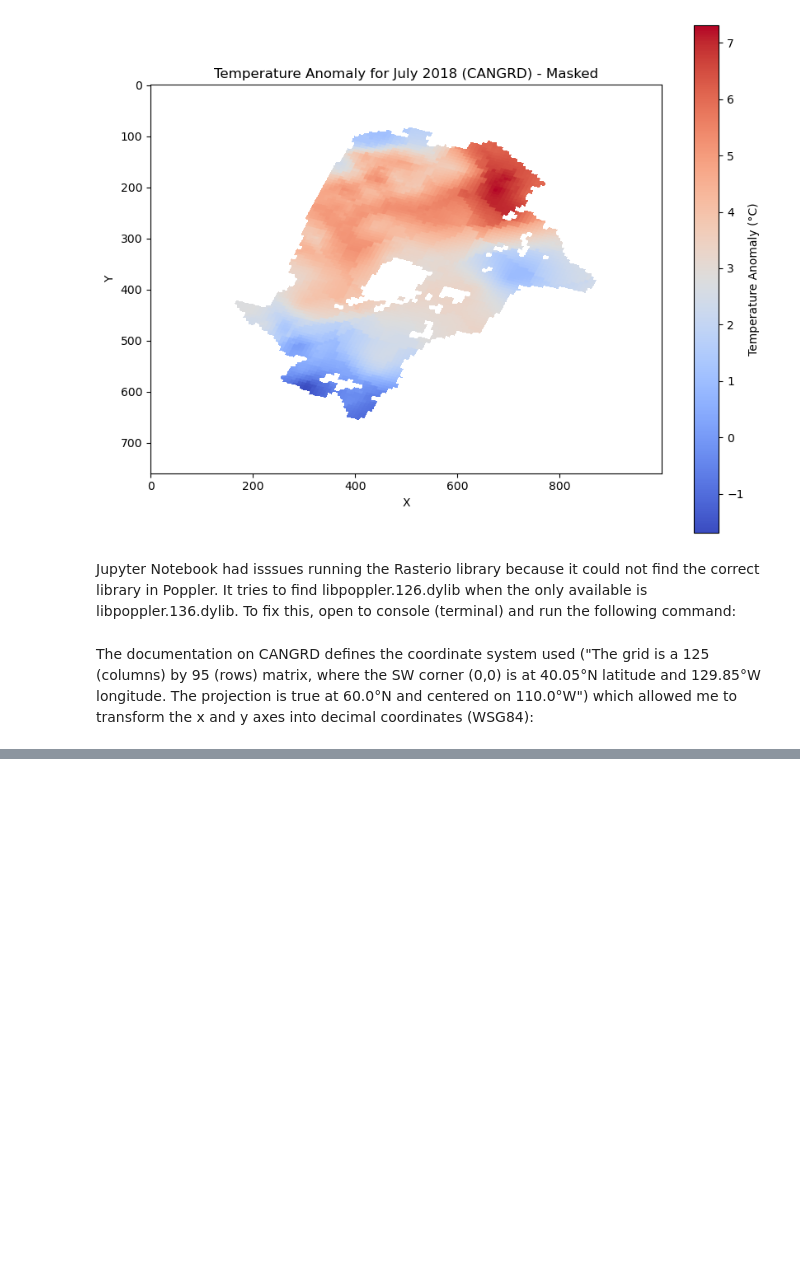
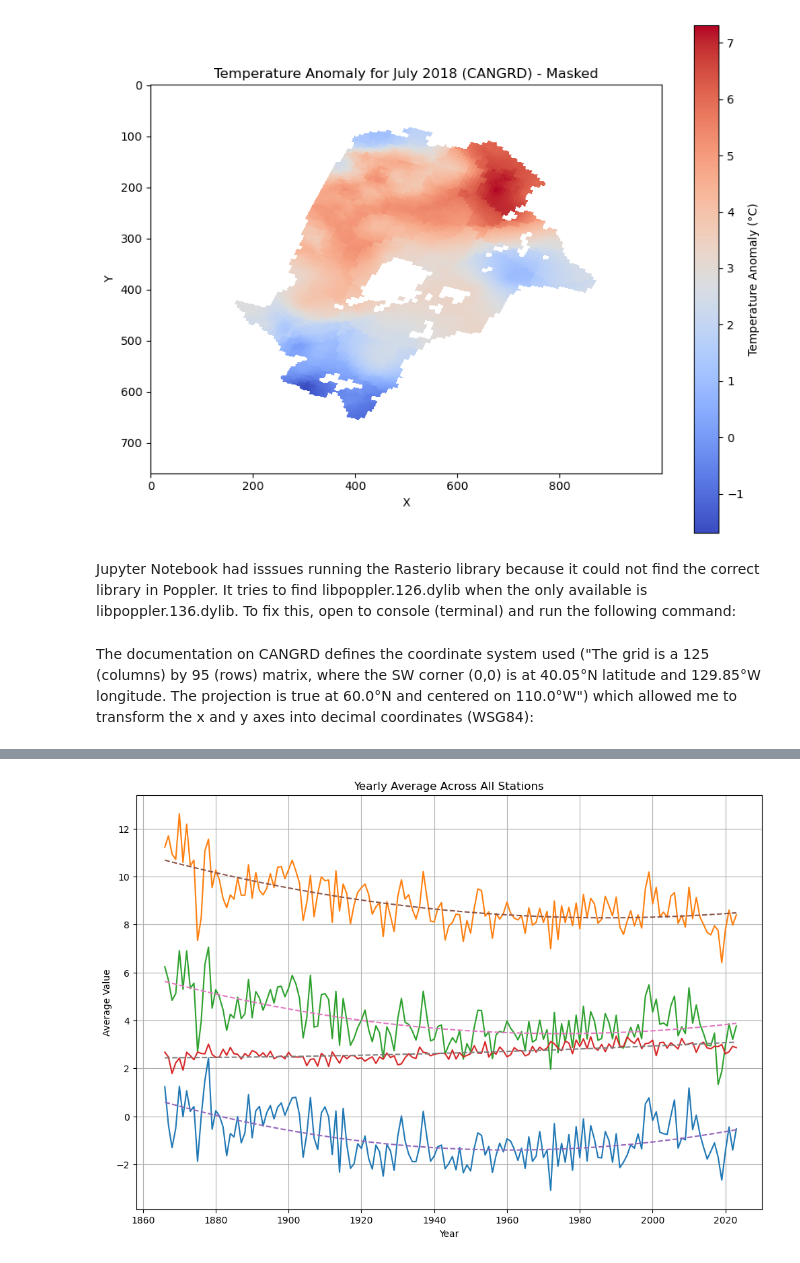
Before and after one commit to mazx7/MSc, a Jupyter notebook: Visualising CANGRD Data for Canadian Climate Variables.ipynb, the cells around one changed output, grey strips where cells are left out. Cells and saved outputs as stored; diff of their text form; code cells hidden in the pictures; blank space fills up the shorter version.

```diff
--- a/Visualising CANGRD Data for Canadian Climate Variables.ipynb
+++ b/Visualising CANGRD Data for Canadian Climate Variables.ipynb
@@ -156,0 +652,37 @@ Name: station's name, dtype: object
+# %%
+import pandas as pd
+import matplotlib.pyplot as plt
+import numpy as np
+
+data = pd.read_csv('CanadianStationAverages.csv')
+
+def plot_average_over_all_stations(regression_type=None):
+
+    yearly_data = data[data['average_type'] == 'yearly']#filtering to include only yearly averages
+
+    yearly_avg_all_stations = yearly_data.groupby('year').mean(numeric_only=True).reset_index()#group by year and calculate mean for each variable across all stations
+
+    plt.figure(figsize=(12, 8))
+    plt.plot(yearly_avg_all_stations['year'], yearly_avg_all_stations['MIN_TEMPERATURE'], label='Min Temperature')
+    plt.plot(yearly_avg_all_stations['year'], yearly_avg_all_stations['MAX_TEMPERATURE'], label='Max Temperature')
+    plt.plot(yearly_avg_all_stations['year'], yearly_avg_all_stations['MEAN_TEMPERATURE'], label='Mean Temperature')
+    plt.plot(yearly_avg_all_stations['year'], yearly_avg_all_stations['TOTAL_PRECIPITATION'], label='Total Precipitation')
+
+    if regression_type in ['linear', 'quadratic']:#specifies regression used
+        for param in ['MIN_TEMPERATURE', 'MAX_TEMPERATURE', 'MEAN_TEMPERATURE', 'TOTAL_PRECIPITATION']:
+            if regression_type == 'linear':#fitting regression lines
+                coeffs = np.polyfit(yearly_avg_all_stations['year'], yearly_avg_all_stations[param], 1)
+            elif regression_type == 'quadratic':
+                coeffs = np.polyfit(yearly_avg_all_stations['year'], yearly_avg_all_stations[param], 2)
+            regression_values = np.polyval(coeffs, yearly_avg_all_stations['year'])#generates regression values
+            plt.plot(yearly_avg_all_stations['year'], regression_values, linestyle='--', label=f'{param} ({regression_type} fit)')#plots regression
+
+    plt.xlabel('Year')
+    plt.ylabel('Average Value')
+    plt.title('Yearly Average Across All Stations')
+    plt.xlim(None, 2030)
+    plt.grid(True)
+    plt.show()
+plot_average_over_all_stations(regression_type='quadratic')
+# %% [output]
+[figure, added]
```
Also changed, not shown: parts of 9 cells of this notebook.
